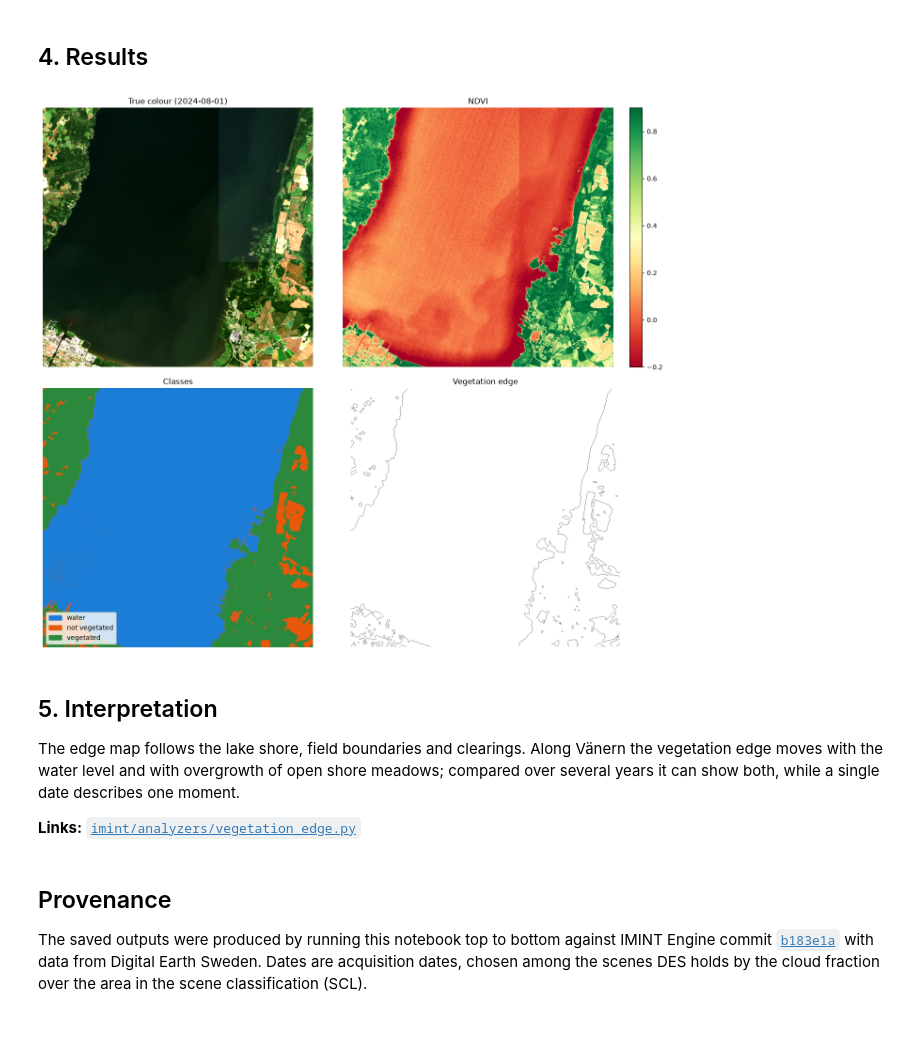
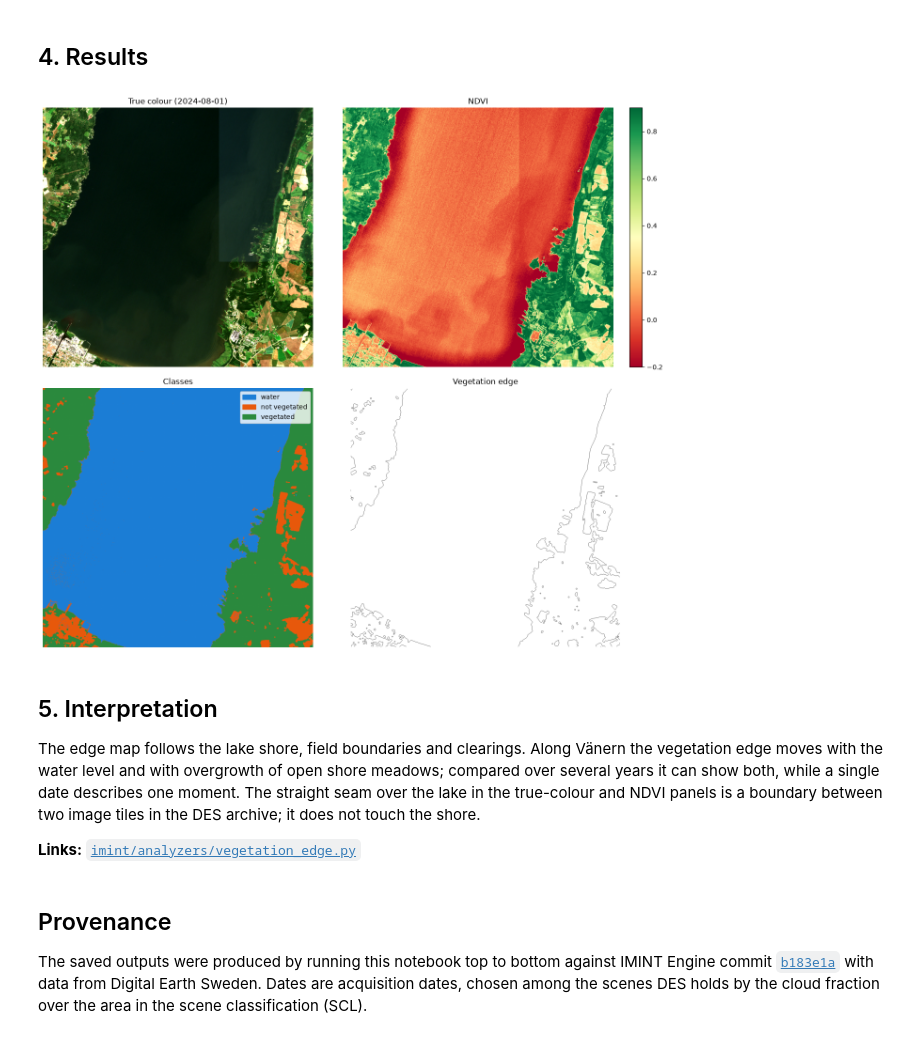
Before and after one commit to DigitalEarthSwedenExperimentalLab/imintengine, a Jupyter notebook: notebooks/sdl3-cases/070_CASE_060-Vegetation-Edge.ipynb, the cells around one changed output. Drawn from its saved outputs; the diff is of its cells as text; code cells hidden in the pictures.

```diff
--- a/notebooks/sdl3-cases/070_CASE_060-Vegetation-Edge.ipynb
+++ b/notebooks/sdl3-cases/070_CASE_060-Vegetation-Edge.ipynb
@@ -44,19 +46,26 @@ from IPython.display import clear_output
 LOGIN_METHOD = "egi"
 
 des = openeo.connect("https://openeo.digitalearth.se")
-if LOGIN_METHOD == "password":
-    user, password = input("DES username: "), getpass("DES password: ")
-    if not (user and password):
-        raise ValueError("enter both a DES username and a password")
-    des.authenticate_basic(user, password)
-    del password
-else:
-    des.authenticate_oidc(provider_id="egi")
+try:
+    if LOGIN_METHOD == "password":
+        user, password = input("DES username: "), getpass("DES password: ")
+        if not (user and password):
+            raise ValueError("enter both a DES username and a password")
+        des.authenticate_basic(user, password)
+    else:
+        des.authenticate_oidc(provider_id="egi")
+finally:
+    user = password = None  # never keep the password, even when the login fails
+    clear_output()  # keep the typed username and the login link out of a saved notebook
 
-# Every IMINT Engine fetch below uses this login and no other credentials on the machine
-# (the pinned engine has no public parameter for a connection yet).
-imint.fetch._connect = lambda token=None, token_path=None: des
-clear_output()  # keep the typed username and the login link out of a saved notebook
+
+def des_connection(token=None, token_path=None):
+    """Every IMINT Engine fetch below uses this login and no other credentials on the machine."""
+    return des
+
+
+assert callable(getattr(imint.fetch, "_connect", None)), "this engine version has no _connect"
+imint.fetch._connect = des_connection  # the pinned engine has no public parameter for a connection yet
 print("Logged in to Digital Earth Sweden.")
 # %% [markdown]
 ## 1. Method
@@ -78,6 +87,7 @@ from imint.fetch import fetch_des_data
 
 def load_scene(date, aoi, max_cloud=0.3):
     """Fetch one Sentinel-2 L2A scene from Digital Earth Sweden with your login (no fallback)."""
+    assert imint.fetch._connect is des_connection, "run the Log in cell first"
     scene = fetch_des_data(date=date, coords=aoi, cloud_threshold=max_cloud)
     nodata = np.all(np.stack([a == 0 for a in scene.bands.values()]), axis=0)
     if nodata.mean() > 0.01:  # the archive sometimes holds only part of a scene
@@ -92,7 +102,7 @@ def load_scene(date, aoi, max_cloud=0.3):
           f"cloud and shadow {scene.cloud_fraction:.1%} (SCL), CRS {scene.geo.crs}")
     return scene
 
-AOI = {"west": 13.15, "south": 58.50, "east": 13.35, "north": 58.60}  # Lidköping–Läckö, Vänern
+AOI = {"west": 13.15, "south": 58.50, "east": 13.35, "north": 58.60}  # Kinneviken, north of Lidköping
 DATE = "2024-08-01"
 
 scene = load_scene(DATE, AOI)
@@ -137,28 +147,30 @@ vegetated fraction: 25.3%, edge segments: 78
 # %%
 fig, axes = plt.subplots(2, 2, figsize=(14, 12))
 axes[0, 0].imshow(scene.rgb); axes[0, 0].set_title(f"True colour ({DATE})")
 im = axes[0, 1].imshow(ve["ndvi"], cmap="RdYlGn", vmin=-0.2, vmax=0.9); axes[0, 1].set_title("NDVI")
 fig.colorbar(im, ax=axes[0, 1], fraction=0.046)
 from matplotlib.colors import ListedColormap
 from matplotlib.patches import Patch
 class_colours = ["#1c7ed6", "#e8590c", "#2b8a3e"]  # 0 water, 1 not vegetated, 2 vegetated
 axes[1, 0].imshow(ve["segmentation_map"], cmap=ListedColormap(class_colours), vmin=0, vmax=2)
 axes[1, 0].legend(handles=[Patch(color=c, label=l) for c, l in
-                           zip(class_colours, ["water", "not vegetated", "vegetated"])], loc="lower left")
+                           zip(class_colours, ["water", "not vegetated", "vegetated"])], loc="upper right")
 axes[1, 0].set_title("Classes")
 axes[1, 1].imshow(ve["vegetation_edge_mask"], cmap="binary"); axes[1, 1].set_title("Vegetation edge")
 for ax in axes.flat:
     ax.axis("off")
 plt.tight_layout()
 plt.show()
 # %% [output]
-[figure, old version]
+[figure, new version]
 # %% [markdown]
 ## 5. Interpretation
 
 The edge map follows the lake shore, field boundaries and clearings. Along Vänern the vegetation edge
 moves with the water level and with overgrowth of open shore meadows; compared over several years it
-can show both, while a single date describes one moment.
+can show both, while a single date describes one moment. The straight seam over the lake in the
+true-colour and NDVI panels is a boundary between two image tiles in the DES archive; it does not
+touch the shore.
 
 **Links:** [`imint/analyzers/vegetation_edge.py`](https://github.com/DigitalEarthSwedenExperimentalLab/imintengine/blob/b183e1a/imint/analyzers/vegetation_edge.py)
 # %% [markdown]
```
Also changed, not shown: parts of 2 cells of this notebook, 14 other files.
